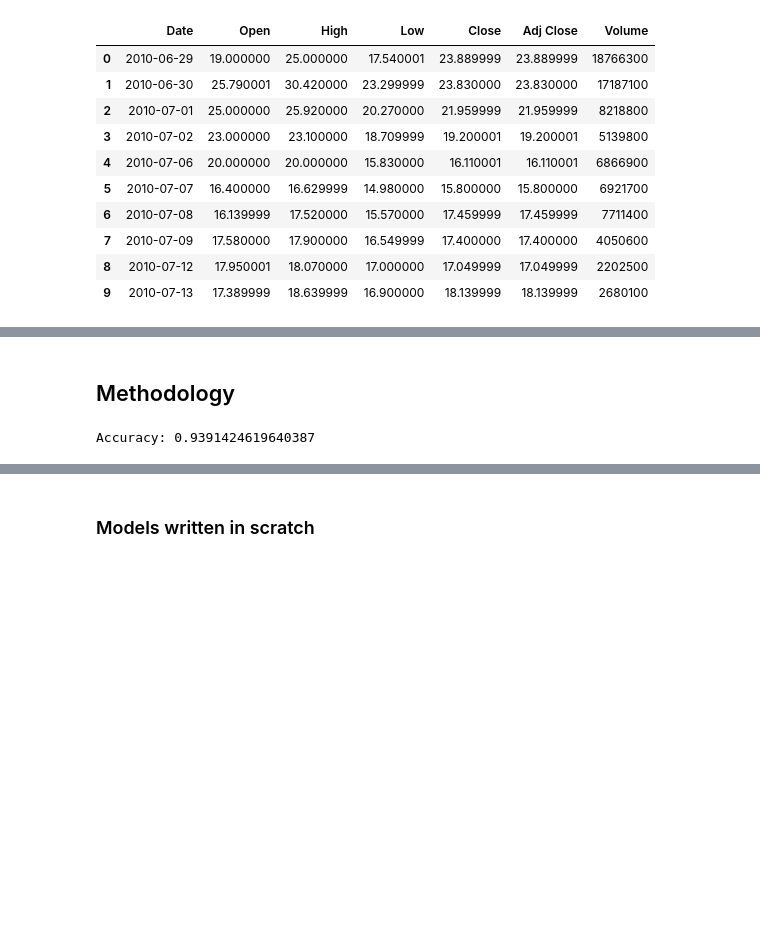
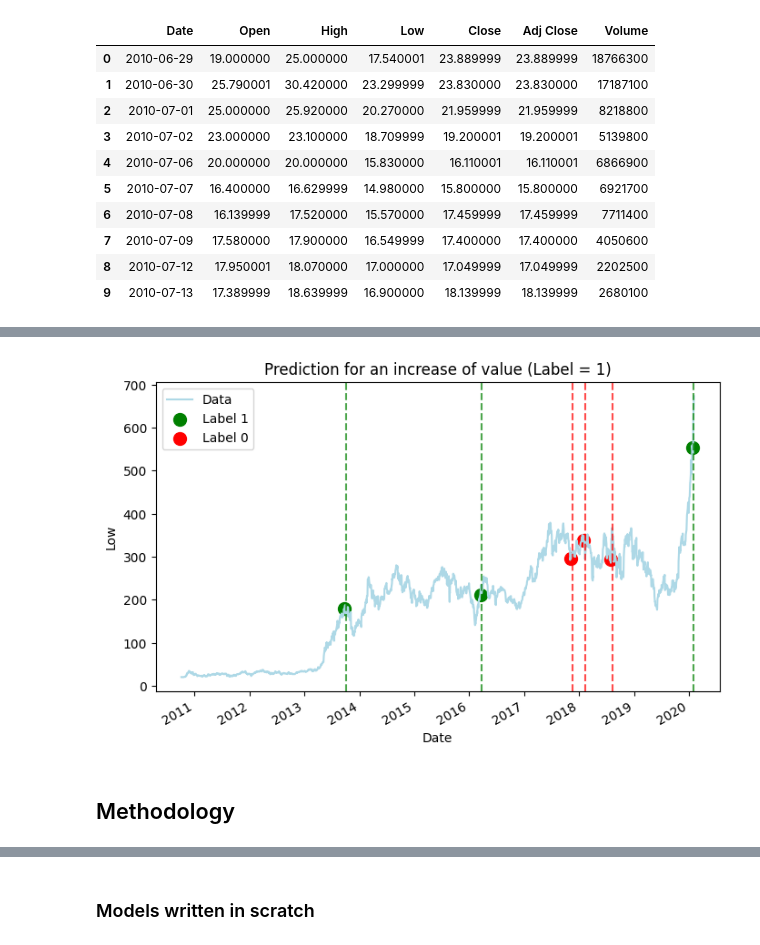
Before and after one commit to Pink-Programmer/AI-Application, a Jupyter notebook: Code/modify_data.ipynb, the cells around one changed output, grey strips where cells are left out. Cells and saved outputs as stored; diff of their text form; code cells hidden in the pictures; blank space fills up the shorter version.

```diff
--- a/Code/modify_data.ipynb
+++ b/Code/modify_data.ipynb
@@ -29,11 +31,10 @@ VI. Conclusion: Discussion\
 ## Dataset
 # %%
 #Loading the csv file and get data
-import pandas as pd
 data = pd.DataFrame()
-path_datas = '../Datasets/Original/TSLA.csv'
-trade_data = pd.read_csv(path_datas ,sep = ',',)
-trade_data.head(10)
+path_data_tesla = '../Datasets/Original/TSLA.csv'
+trade_data_tesla = pd.read_csv(path_data_tesla ,sep = ',',)
+trade_data_tesla.head(10)
 # %% [output]
 |  | Date | Open | High | Low | Close | Adj Close | Volume |
 | 0 | 2010-06-29 | 19.000000 | 25.000000 | 17.540001 | 23.889999 | 23.889999 | 18766300 |
@@ -119,0 +193,9 @@ modified_trade_data.to_csv('modifierd_trade_data.csv', index=False)
+# %%
+#number of days considered by the expansion of the dataset and creation of labels
+t_previous_days = 1
+t_label_days = 10
+
+#modifiy the datasets and comnine them
+modified = sort_datas(trade_data_tesla)
+modified_trade_data_tesla_v1 = modify_data(modified, t_previous_days, t_label_days)
+#TODO: add other datasets
@@ -164,2 +257,6 @@ plt.show()
+# %%
+plot_label_visualization(modified_trade_data_tesla_v1)
+# %% [output]
+[figure, added]
 # %% [markdown]
 ## Methodology
@@ -170,24 +262,0 @@ plt.show()
-# %%
-from sklearn.datasets import load_iris
-from sklearn.model_selection import train_test_split
-from sklearn.tree import DecisionTreeClassifier
-from sklearn import metrics
-
-
-features = modified_trade_data.iloc[:, 1:-1]
-labels = modified_trade_data['Label']  # Das Label, das vorhergesagt werden soll
-# Teile den Datensatz in Trainings- und Testdaten auf
-X_train, X_test, y_train, y_test = train_test_split(features, labels, test_size=0.3, random_state=42)
-
-
-decision_tree_model_sklearn = DecisionTreeClassifier()
-
-decision_tree_model_sklearn.fit(X_train, y_train)
-
-y_pred_decision_tree_sklearn = decision_tree_model_sklearn.predict(X_test)
-
-# Evaluierung der Vorhersagegenauigkeit
-accuracy_decision_tree_sklearn = metrics.accuracy_score(y_test, y_pred_decision_tree_sklearn)
-print("Accuracy:", accuracy_decision_tree_sklearn)
-# %% [output]
-Accuracy: 0.9391424619640387
```
Also changed, not shown: parts of 39 cells of this notebook.
